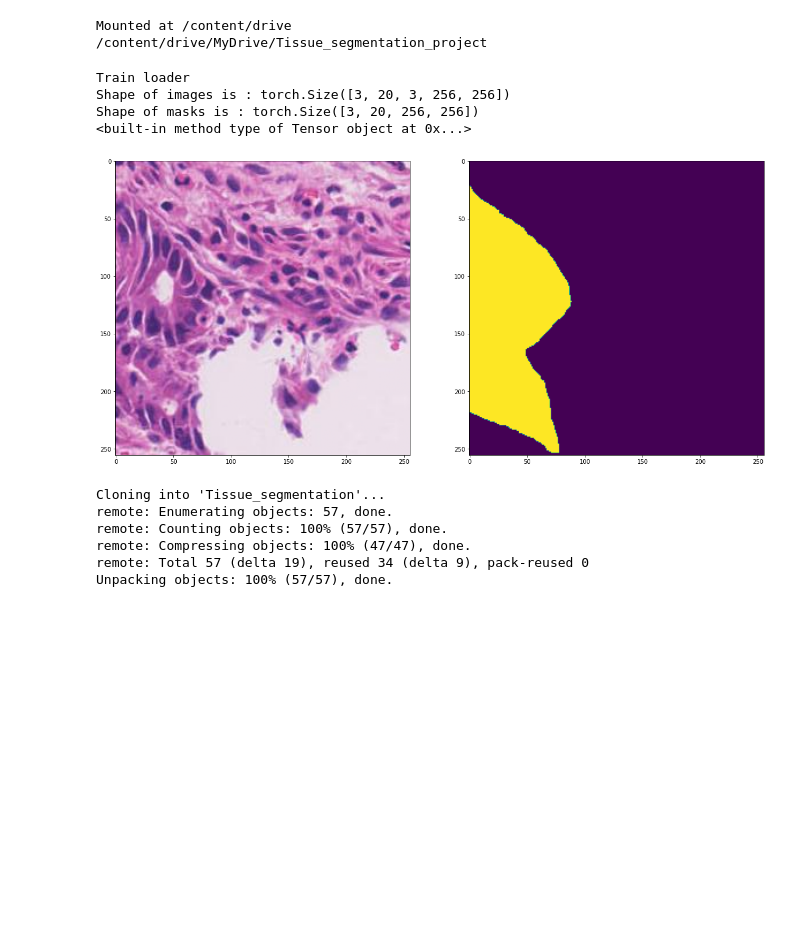
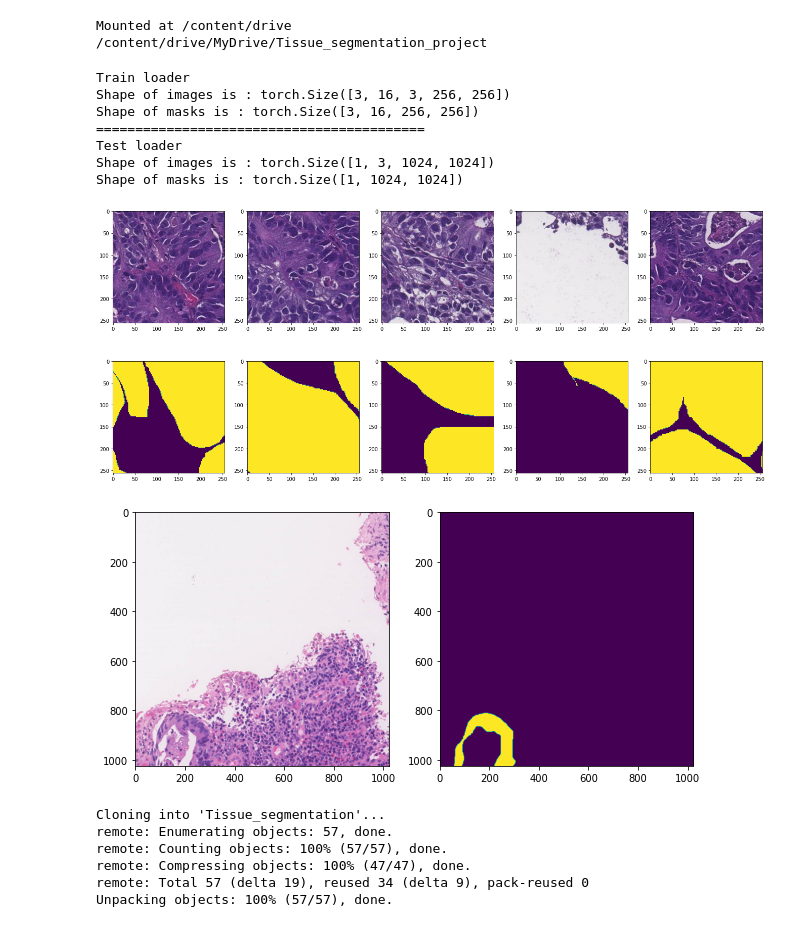
Before and after one commit to Albly/Tissue_segmentation, a Jupyter notebook: main.ipynb, the cells around one changed output. Cells and saved outputs as stored; diff of their text form; code cells hidden in the pictures; blank space fills up the shorter version.

Commit message:
image patching

```diff
--- a/main.ipynb
+++ b/main.ipynb
@@ -124,8 +137,8 @@ def prepare_DataLoaders(path, train_test_split = 0.9, batch_size = (3,1), n_crop
     testLoader = DataLoader(testDataset, batch_size = batch_size[1], shuffle = True)
     return trainLoader, testLoader
 # %%
-train_transform, test_transform = get_transforms(train_patch_size = 256,
-                                                test_patch_size = 1500)
+train_transform, test_transform = get_transforms(train_area_size = 1024,
+                                                test_area_size = 1024)
 
 trainLoader, testLoader = prepare_DataLoaders(path = train_path,
                                               train_test_split = 0.9,
@@ -133,35 +146,46 @@ trainLoader, testLoader = prepare_DataLoaders(path = train_path,
                                               transforms = (train_transform, test_transform)
                                               )
 # %%
-plt.figure(figsize=(20,20))
-mask = None
+plt.figure(figsize=(23,10))
+image = []
+mask = []
 for image,mask in trainLoader:
     print('Train loader')
     print('Shape of images is :', image.shape)
     print('Shape of masks is :', mask.shape)
-    print(image.type)
-    plt.subplot(1,2,1)
-    plt.imshow(image[0,0].T)
-    plt.subplot(1,2,2)
-    plt.imshow(mask[0,0].T)
+
+    plt.subplot(2,5,1); plt.imshow(image[0,0].T)
+    plt.subplot(2,5,2); plt.imshow(image[0,1].T)
+    plt.subplot(2,5,3); plt.imshow(image[0,2].T)
+    plt.subplot(2,5,4); plt.imshow(image[0,3].T)
+    plt.subplot(2,5,5); plt.imshow(image[0,4].T)
+
+    plt.subplot(2,5,6); plt.imshow(mask[0,0].T)
+    plt.subplot(2,5,7); plt.imshow(mask[0,1].T)
+    plt.subplot(2,5,8); plt.imshow(mask[0,2].T)
+    plt.subplot(2,5,9); plt.imshow(mask[0,3].T)
+    plt.subplot(2,5,10); plt.imshow(mask[0,4].T)
     break
 
-# plt.figure()
-# for image,mask in testLoader:
-#     print('Test loader')
-#     print('Shape of images is :', image.shape)
-#     print('Shape of masks is :', mask.shape)
-#     plt.subplot(1,2,1)
-#     plt.imshow(image[0,0], cmap= 'Greys')
-#     plt.subplot(1,2,2)
-#     plt.imshow(mask[0,0], cmap= 'Greys')
-#     break
+print('==========================================')
+plt.figure(figsize=(10,10))
+for image,mask in testLoader:
+    print('Test loader')
+    print('Shape of images is :', image.shape)
+    print('Shape of masks is :', mask.shape)
+    plt.subplot(1,2,1); plt.imshow(image[0].T)
+    plt.subplot(1,2,2); plt.imshow(mask[0].T)
+    break
 # %% [output]
 Train loader
-Shape of images is : torch.Size([3, 20, 3, 256, 256])
-Shape of masks is : torch.Size([3, 20, 256, 256])
-<built-in method type of Tensor object at 0x...>
+Shape of images is : torch.Size([3, 16, 3, 256, 256])
+Shape of masks is : torch.Size([3, 16, 256, 256])
+==========================================
+Test loader
+Shape of images is : torch.Size([1, 3, 1024, 1024])
+Shape of masks is : torch.Size([1, 1024, 1024])
-[figure, old version]
+[figure, new version]
+[figure, added]
 # %%
 #!git clone https://github.com/Albly/Tissue_segmentation.git
 # %% [output]
```
Also changed, not shown: parts of 2 cells of this notebook.
